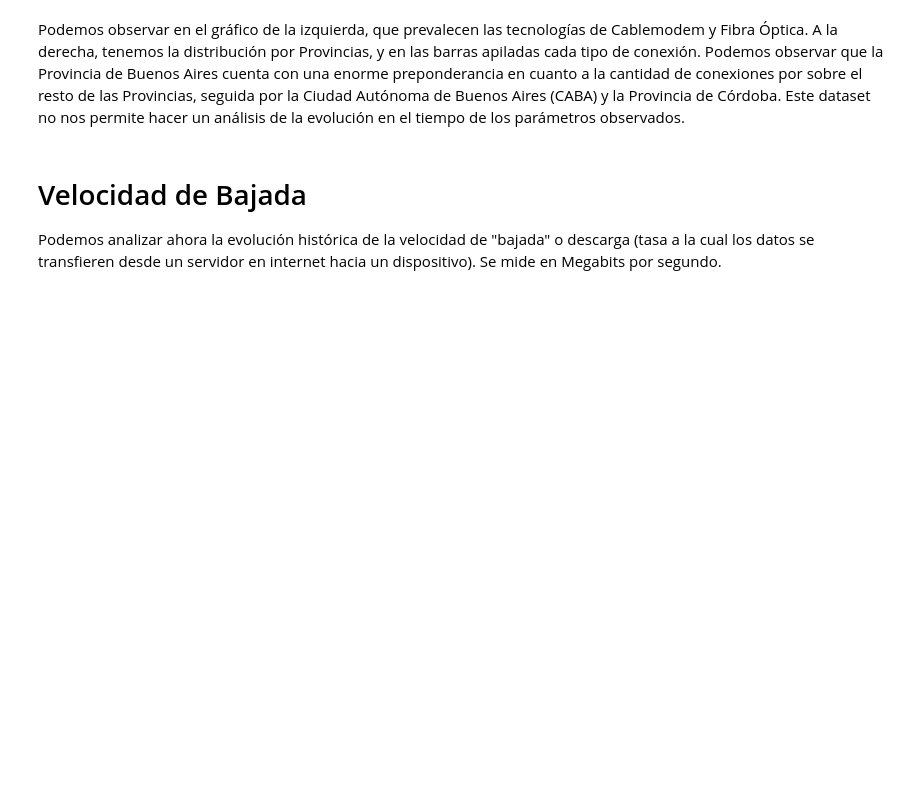
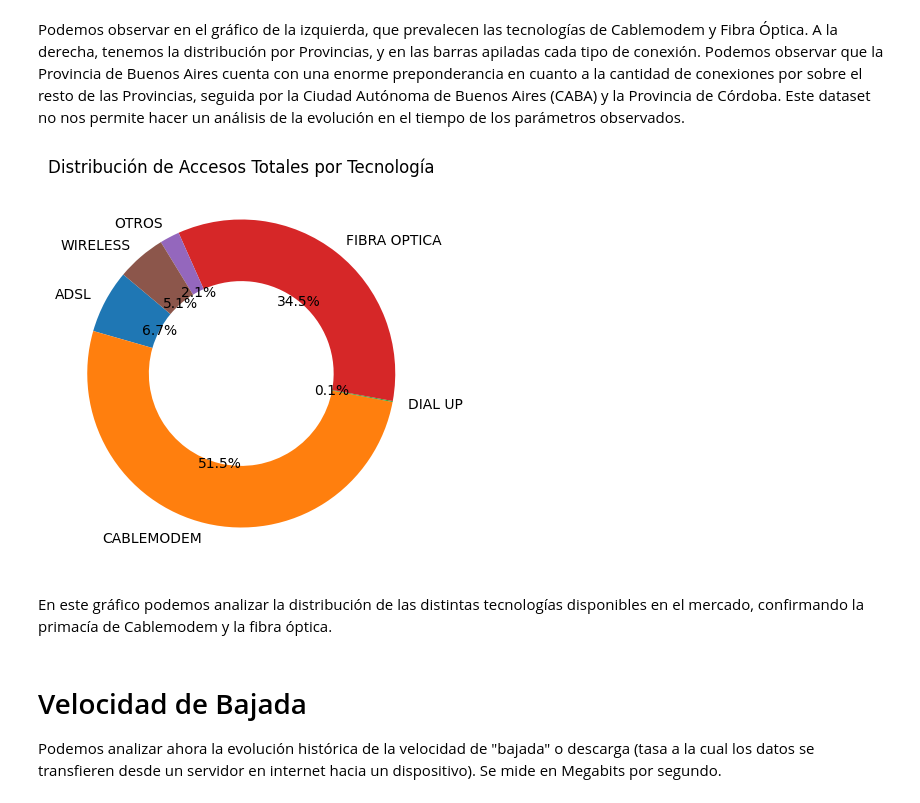
Before and after one commit to gastorellano/Proyecto_telecomunicaciones, a Jupyter notebook: Notebooks/EDA.ipynb, the cells around one changed output. Drawn from its saved outputs; the diff is of its cells as text; code cells hidden in the pictures; blank space fills up the shorter version.

```diff
--- a/Notebooks/EDA.ipynb
+++ b/Notebooks/EDA.ipynb
@@ -48,6 +48,20 @@ plt.show()
 Podemos observar en el gráfico de la izquierda, que prevalecen las tecnologías de Cablemodem y Fibra Óptica.
 A la derecha, tenemos la distribución por Provincias, y en las barras apiladas cada tipo de conexión. Podemos observar que la Provincia de Buenos Aires cuenta con una enorme preponderancia en cuanto a la cantidad de conexiones por sobre el resto de las Provincias, seguida por la Ciudad Autónoma de Buenos Aires (CABA) y la Provincia de Córdoba.
 Este dataset no nos permite hacer un análisis de la evolución en el tiempo de los parámetros observados.
+# %%
+# Sumar los accesos por cada tecnología
+tecnologias = ['ADSL', 'CABLEMODEM', 'DIAL UP', 'FIBRA OPTICA', 'OTROS', 'WIRELESS']
+total_tecnologias = df_accesos[tecnologias].sum()
+
+# Si prefieres un gráfico de rosca, puedes usar:
+plt.figure(figsize=(5,5))
+plt.pie(total_tecnologias, labels=tecnologias, autopct='%1.1f%%', startangle=140, wedgeprops=dict(width=0.4))
+plt.title('Distribución de Accesos Totales por Tecnología')
+plt.show()
+# %% [output]
+[figure, added]
+# %% [markdown]
+En este gráfico podemos analizar la distribución de las distintas tecnologías disponibles en el mercado, confirmando la primacía de Cablemodem y la fibra óptica.
 # %% [markdown]
 # Velocidad de Bajada
 
```
Also changed, not shown: parts of 21 cells of this notebook, 5 other files.
